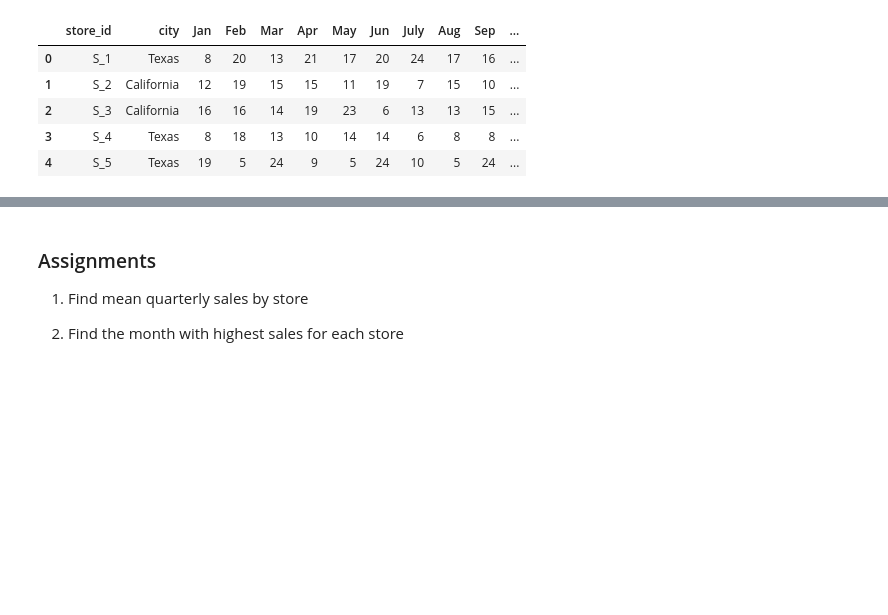
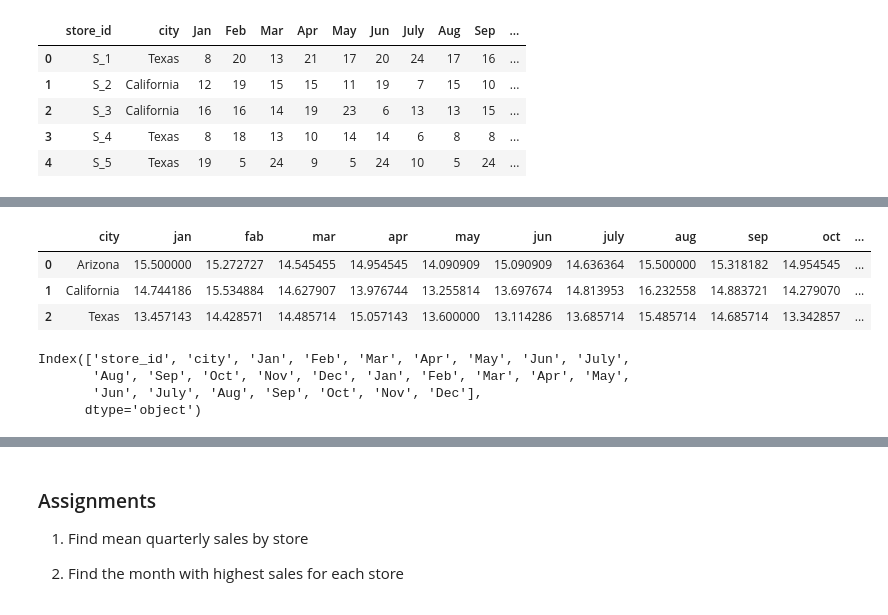
Before and after one commit to ebrahims1902/Machine_Learning, a Jupyter notebook: tutorial/python_overview (1).ipynb, the cells around one changed output, grey strips where cells are left out. Drawn from its saved outputs; the diff is of its cells as text; code cells hidden in the pictures; blank space fills up the shorter version.

```diff
--- a/tutorial/python_overview (1).ipynb
+++ b/tutorial/python_overview (1).ipynb
@@ -378,6 +763,31 @@ mean
+# %%
+A = store_sales.groupby("city").agg(["mean"])
+A.reset_index(inplace=True)
+A.columns = ["city","jan","fab","mar","apr","may","jun","july","aug","sep","oct","nov","dec"]
+A
+# %% [output]
+|  | city | jan | fab | mar | apr | may | jun | july | aug | sep | oct | ... |
+| 0 | Arizona | 15.500000 | 15.272727 | 14.545455 | 14.954545 | 14.090909 | 15.090909 | 14.636364 | 15.500000 | 15.318182 | 14.954545 | ... |
+| 1 | California | 14.744186 | 15.534884 | 14.627907 | 13.976744 | 13.255814 | 13.697674 | 14.813953 | 16.232558 | 14.883721 | 14.279070 | ... |
+| 2 | Texas | 13.457143 | 14.428571 | 14.485714 | 15.057143 | 13.600000 | 13.114286 | 13.685714 | 15.485714 | 14.685714 | 13.342857 | ... |
 # %%
 # find out avg sales for each month
 # find out avg sales for each store
+# %%
+def bonus_func(sales_col):
+    elig_values = np.where(sales_col < 10, "Eligible", "Not-Eligible")
+    return elig_values
+# store_sales["Jan_Bonus"] = bonus_func(store_sales["Jan"])
+newdf = store_sales.select_dtypes(include = ['int64','float64']).apply(bonus_func)
+newdf
+eb = pd.concat([store_sales, newdf], axis = 1)
+eb["Jan"]
+eb.columns
+# %% [output]
+Index(['store_id', 'city', 'Jan', 'Feb', 'Mar', 'Apr', 'May', 'Jun', 'July',
+       'Aug', 'Sep', 'Oct', 'Nov', 'Dec', 'Jan', 'Feb', 'Mar', 'Apr', 'May',
+       'Jun', 'July', 'Aug', 'Sep', 'Oct', 'Nov', 'Dec'],
+      dtype='object')
 # %%
 def bonus_func(sales_numbers):
     return ["Eligible" if x > 15 else "Not Eligible" for x in sales_numbers]
```
Also changed, not shown: parts of 68 cells of this notebook, 6 other files.
